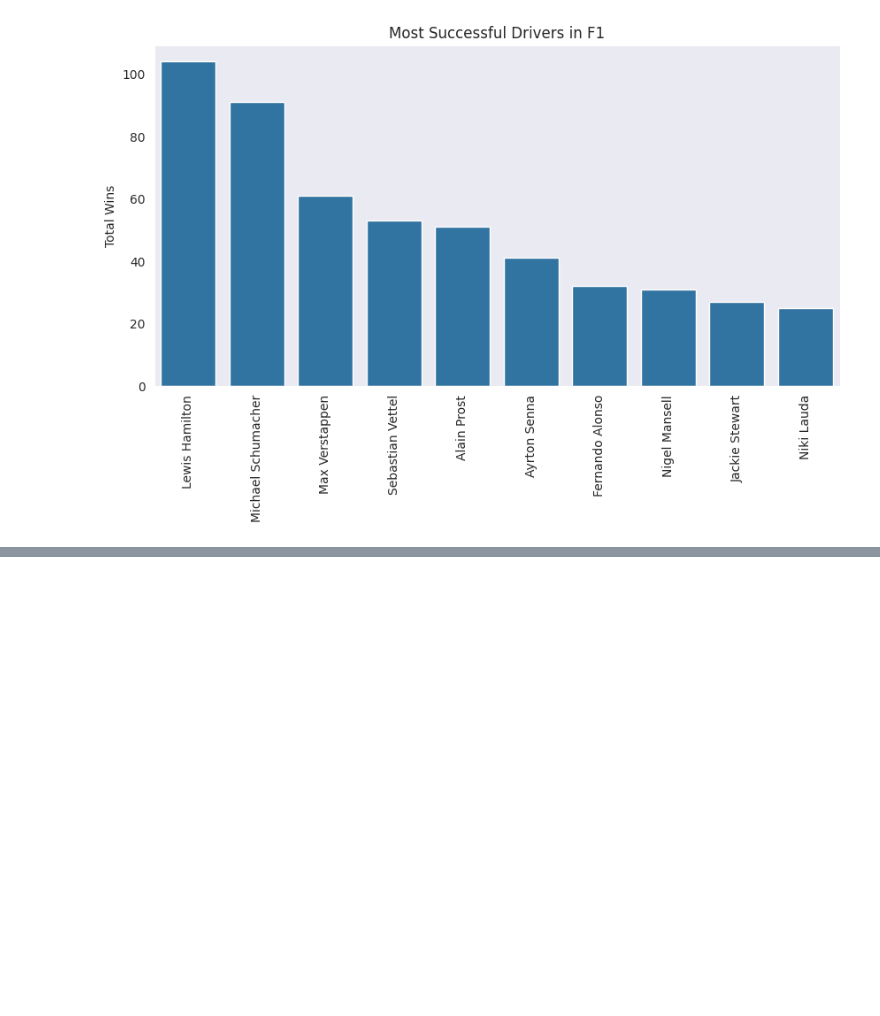
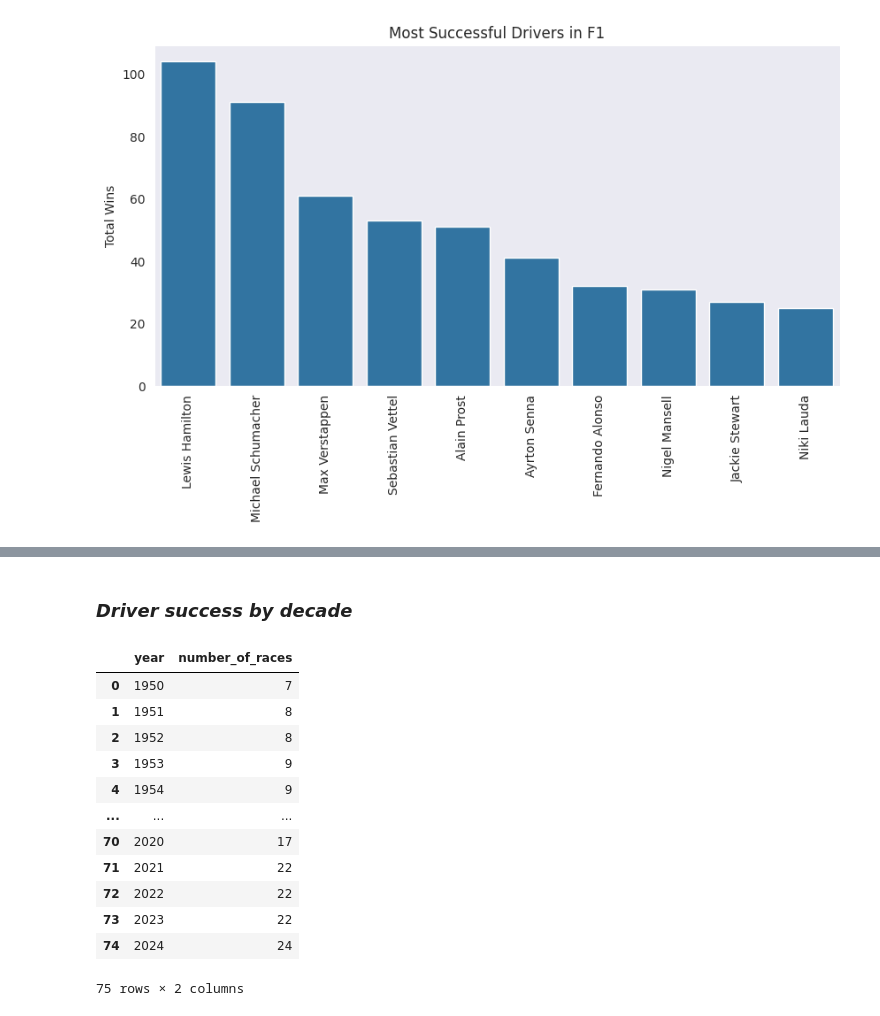
Before and after one commit to rahulakrish/formula_1, a Jupyter notebook: notebook.ipynb, the cells around one changed output, grey strips where cells are left out. Saved outputs shown, nothing was run; the diff lists cells and outputs as text; code cells hidden in the pictures; blank space fills up the shorter version.

```diff
--- a/notebook.ipynb
+++ b/notebook.ipynb
@@ -239,0 +280,25 @@ ax.set_xticklabels(result['driver_name'],rotation=90);
+# %% [markdown]
+### ***Driver success by decade***
+# %%
+query ="""
+
+SELECT strftime('%Y', date) AS year,
+       COUNT(*) AS number_of_races
+FROM races
+GROUP BY year
+"""
+sqldf.run(query)
+# %% [output]
+|  | year | number_of_races |
+| 0 | 1950 | 7 |
+| 1 | 1951 | 8 |
+| 2 | 1952 | 8 |
+| 3 | 1953 | 9 |
+| 4 | 1954 | 9 |
+| ... | ... | ... |
+| 70 | 2020 | 17 |
+| 71 | 2021 | 22 |
+| 72 | 2022 | 22 |
+| 73 | 2023 | 22 |
+| 74 | 2024 | 24 |
+75 rows × 2 columns
```
Also changed, not shown: parts of 2 cells of this notebook.
